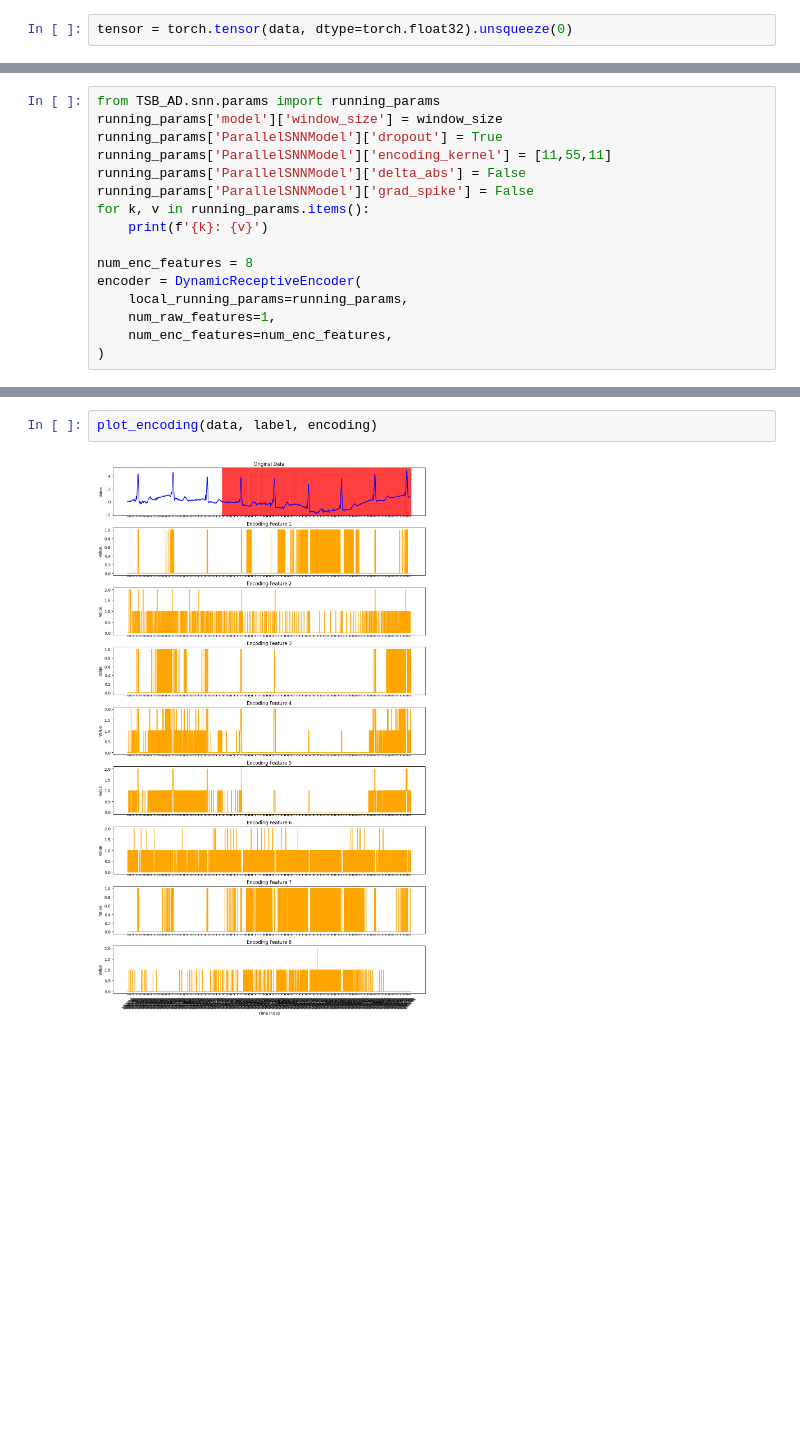
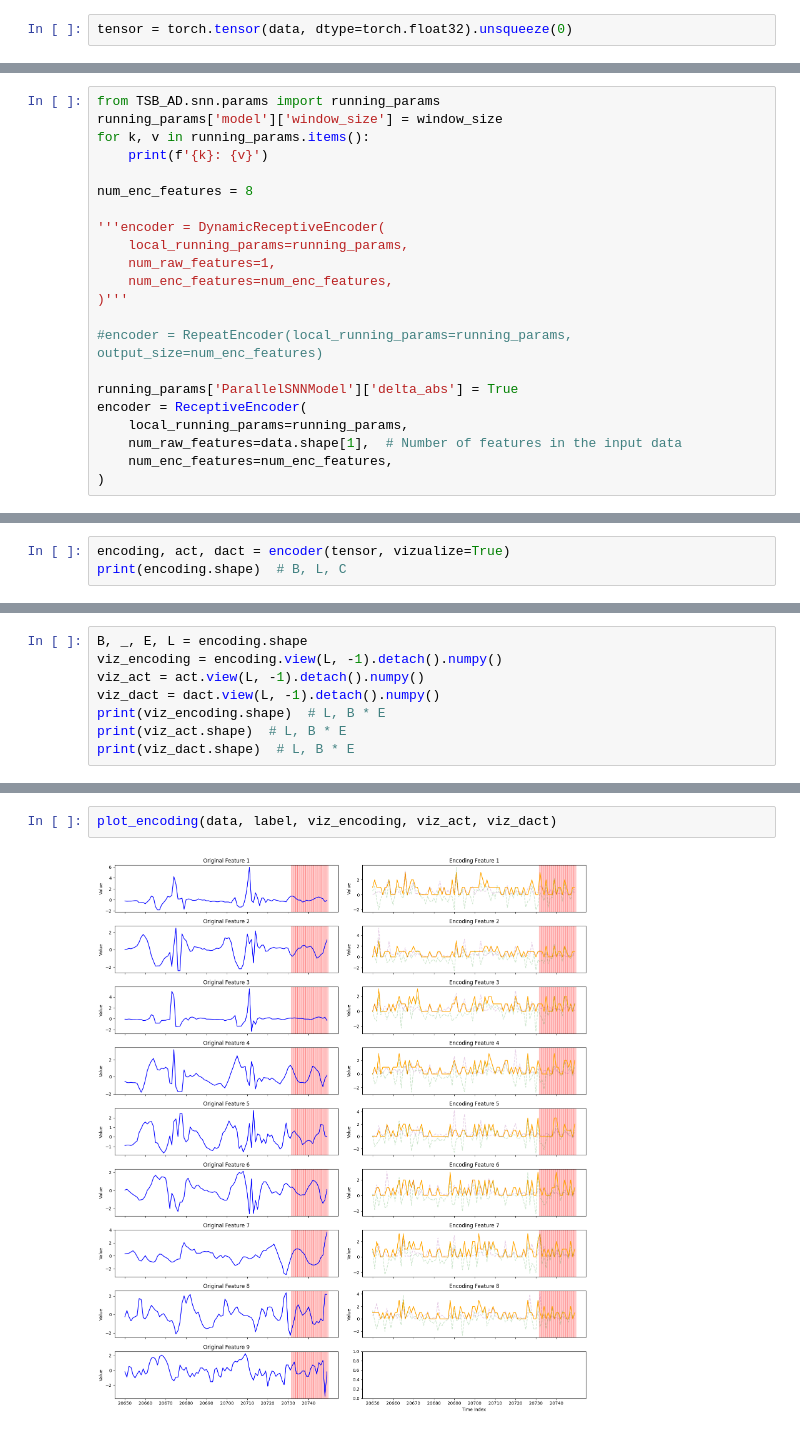
Before and after one commit to pioneer0413/TSB-AD, a Jupyter notebook: analyses/analysis_receptive_encoding copy.ipynb, the cells around one changed output, grey strips where cells are left out. Saved outputs shown, nothing was run; the diff lists cells and outputs as text; blank space fills up the shorter version.

```diff
--- a/analyses/analysis_receptive_encoding copy.ipynb
+++ b/analyses/analysis_receptive_encoding copy.ipynb
@@ -73,18 +66,24 @@ torch.Size([1, 3000, 1])
 # %%
 from TSB_AD.snn.params import running_params
 running_params['model']['window_size'] = window_size
-running_params['ParallelSNNModel']['dropout'] = True
-running_params['ParallelSNNModel']['encoding_kernel'] = [11,55,11]
-running_params['ParallelSNNModel']['delta_abs'] = False
-running_params['ParallelSNNModel']['grad_spike'] = False
 for k, v in running_params.items():
     print(f'{k}: {v}')
 
 num_enc_features = 8
-encoder = DynamicReceptiveEncoder(
+
+'''encoder = DynamicReceptiveEncoder(
     local_running_params=running_params,
     num_raw_features=1,
     num_enc_features=num_enc_features,
+)'''
+
+#encoder = RepeatEncoder(local_running_params=running_params, output_size=num_enc_features)
+
+running_params['ParallelSNNModel']['delta_abs'] = True
+encoder = ReceptiveEncoder(
+    local_running_params=running_params,
+    num_raw_features=data.shape[1],  # Number of features in the input data
+    num_enc_features=num_enc_features,
 )
 # %% [output]
 data: {'dataset_dir': '/home/hwkang/dev-TSB-AD/TSB-AD/Datasets/TSB-AD-M', 'file_list': '/home/hwkang/dev-TSB-AD/TSB-AD/Datasets/File_List/TSB-AD-M-Tiny-Eva.csv', 'score_dir': '/home/hwkang/dev-TSB-AD/ ...
@@ -94,0 +94,3 @@ ParallelSNNModel: {'num_enc_features': 32, 'norm_type': 'ln', 'dropout': True, '
+# %%
+encoding, act, dact = encoder(tensor, vizualize=True)
+print(encoding.shape)  # B, L, C
@@ -94,0 +100,8 @@ ParallelSNNModel: {'num_enc_features': 32, 'norm_type': 'ln', 'dropout': True, '
+# %%
+B, _, E, L = encoding.shape
+viz_encoding = encoding.view(L, -1).detach().numpy()
+viz_act = act.view(L, -1).detach().numpy()
+viz_dact = dact.view(L, -1).detach().numpy()
+print(viz_encoding.shape)  # L, B * E
+print(viz_act.shape)  # L, B * E
+print(viz_dact.shape)  # L, B * E
@@ -141,4 +162,4 @@ plt.show()
 # %%
-plot_encoding(data, label, encoding)
+plot_encoding(data, label, viz_encoding, viz_act, viz_dact)
 # %% [output]
-[figure, old version]
+[figure, new version]
```
Also changed, not shown: parts of 13 cells of this notebook, 25 other files.
